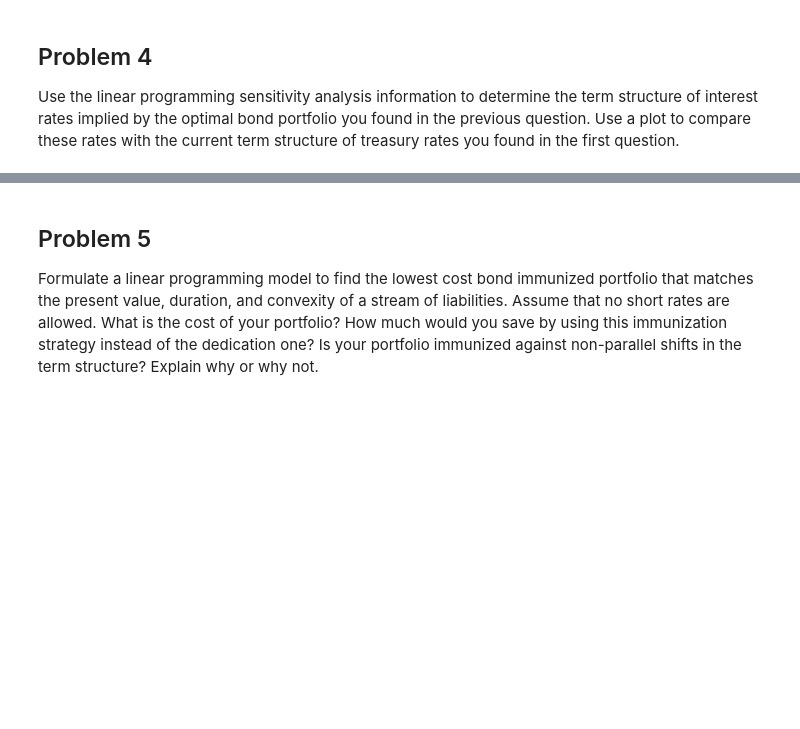
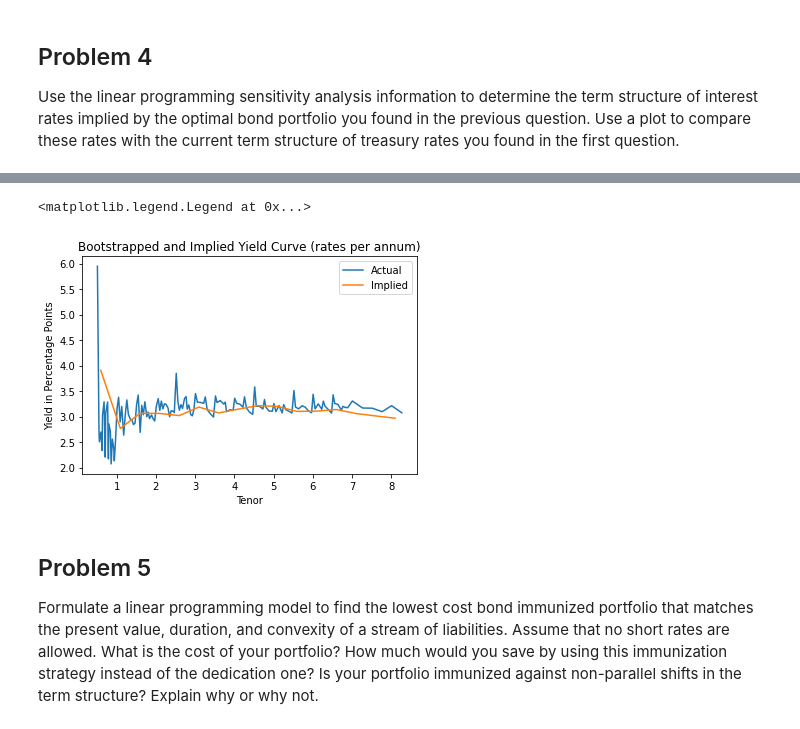
Before and after one commit to jdean53/finops_casestudy, a Jupyter notebook: bond_project.ipynb, the cells around one changed output, grey strips where cells are left out. Drawn from its saved outputs; the diff is of its cells as text; code cells hidden in the pictures; blank space fills up the shorter version.

```diff
--- a/bond_project.ipynb
+++ b/bond_project.ipynb
@@ -263,7 +262,7 @@ Data Manipulation
 term_by_maturity = term_structure_df.set_index('MATURITY')
 possibilities = term_by_maturity.drop(
     index=[i for i in term_by_maturity.index.to_list() if i > data_prompt.index.to_list()[-1]],
-    columns=['BID', 'ASKED', 'CHG', 'ASKED YIELD', 'ttm', 'ref_data']
+    columns=['BID', 'ASKED', 'CHG', 'ASKED YIELD', 'ttm']#, 'ref_data']
     )
 
 '''List of bond maturities less than liability maturity'''
@@ -282,6 +281,9 @@ for i in range(0,len(date_lists_to_change_to_periods)):
 possibilities['face'] = 100
 possibilities['bond#'] = range(1,len(possibilities)+1)
 possibilities = possibilities.set_index('bond#')
+
+'''for labeling later'''
+dec_var_names = possibilities['ref_data']
 # %%
 '''Getting data ready for the solver'''
 
@@ -397,3 +400,21 @@ Portfolio Cost $ = \$112.61 $ <br>
 ## Problem 4
 
 Use the linear programming sensitivity analysis information to determine the term structure of interest rates implied by the optimal bond portfolio you found in the previous question. Use a plot to compare these rates with the current term structure of treasury rates you found in the first question.
+# %%
+'''
+Pull sensitivity analysis
+---
+https://s3.amazonaws.com/assets.datacamp.com/production/course_8835/slides/chapter4.pdf
+'''
+o = [{'name':name, 'shadow price':c.pi} for name, c in dedication_1.constraints.items()]
+shadow_px = pd.DataFrame(o).set_index(data_prompt.index).drop('name',axis=1)
+clean_shadow_px = pd.DataFrame(o).set_index(data_prompt.index.strftime('%m/%d/%y')).drop('name',axis=1)
+md('''
+##### <center> Sensitivity Analysis - Shadow Prices  </center>
+
+<center>
+
+{}
+
+'''.format(clean_shadow_px.to_markdown(colalign = ("right",)))
+)
@@ -400,3 +445,18 @@ Use the linear programming sensitivity analysis information to determine the ter
+# %%
+shadow_ttm = ((shadow_px.index - datetime.datetime.now()) / datetime.timedelta(days=365)).to_list()
+shadow_factors = shadow_px['shadow price'].to_list()
+implied_rates = [-np.log(shadow_factors[i]) / shadow_ttm[i] for i in range(len(shadow_ttm))]
+implied_rates_df = pd.DataFrame(implied_rates, index=shadow_ttm)
+
+plt.plot(rates[0.5:8.5] * 100)
+plt.plot(implied_rates_df * 100)
+plt.title('Bootstrapped and Implied Yield Curve (rates per annum)')
+plt.xlabel('Tenor')
+plt.ylabel('Yield in Percentage Points')
+plt.legend(['Actual', 'Implied'])
+# %% [output]
+<matplotlib.legend.Legend at 0x...>
+[figure, added]
 # %% [markdown]
 ## Problem 5
 
```
Also changed, not shown: parts of 8 cells of this notebook.
